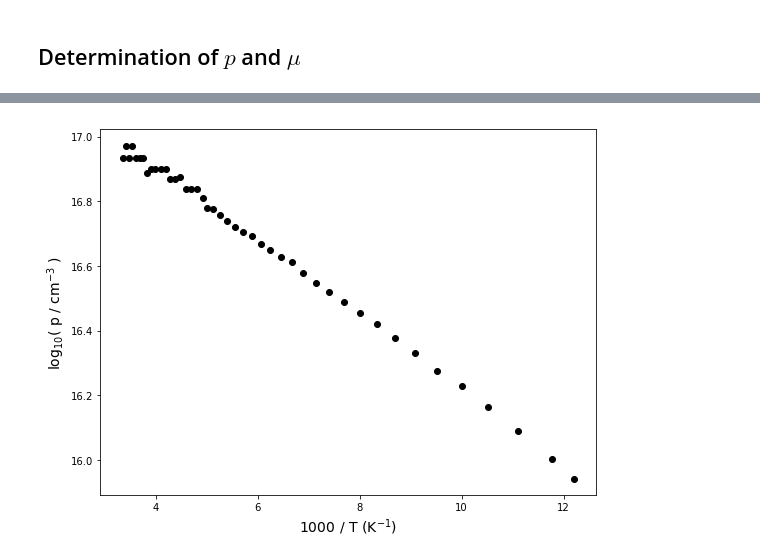
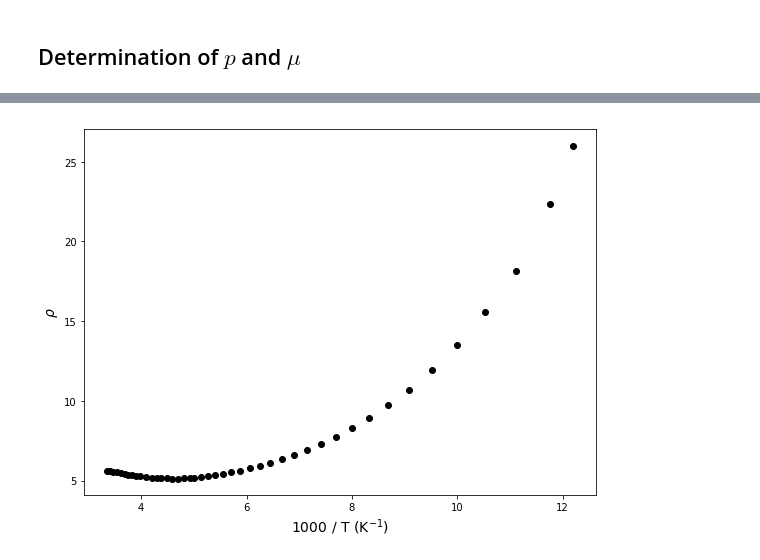
Before and after one commit to iyanmv/APL_ws18-19, a Jupyter notebook: Hall/Hall_effect.ipynb, the cells around one changed output, grey strips where cells are left out. Drawn from its saved outputs; the diff is of its cells as text; code cells hidden in the pictures.

```diff
--- a/Hall/Hall_effect.ipynb
+++ b/Hall/Hall_effect.ipynb
@@ -193,8 +213,8 @@ plt.tight_layout()
 # %%
-T3 = np.concatenate((T, T2[cut:]))
-U_Hall3 = np.concatenate((U_Hall, -U_Hall2[cut:]))
-R_mn_op3 = np.concatenate((R_mn_op, R_mn_op2[cut:]))
-R_no_pm3 = np.concatenate((R_no_pm, R_no_pm2[cut:]))
+T3 = np.concatenate((T1, T2[cut:]))
+U_Hall3 = np.concatenate((U_Hall1, -U_Hall2[cut:]))
+R_mn_op3 = np.concatenate((R_mn_op1, R_mn_op2[cut:]))
+R_no_pm3 = np.concatenate((R_no_pm1, R_no_pm2[cut:]))
 # %%
 fig, ax = plt.subplots(1,1, figsize=(8,6))
 ax.plot(T3, U_Hall3, 'ko')
@@ -222,5 +241,0 @@ plt.tight_layout()
-# %%
-T3 = np.concatenate((T, T2[cut:]))
-U_Hall3 = np.concatenate((U_Hall, -U_Hall2[cut:]))
-R_mn_op3 = np.concatenate((R_mn_op, R_mn_op2[cut:]))
-R_no_pm3
@@ -313,0 +316,6 @@ plt.tight_layout()
+# %%
+def resistivity(R1, R2, d):
+    f = 1 - ((R1 - R2) / (R1 + R2))**2 * np.log(2) / 2 - ((R1 - R2) / (R1 + R2))**4 * (np.log(2)**2 / 4 - np.log(2)**3 / 12)
+    return np.pi * d / np.log(2) * (R1 + R2) / 2 * f
+# %%
+rho3 = resistivity(R_mn_op3, R_no_pm3, d)
@@ -314,10 +334,8 @@ plt.tight_layout()
 # %%
 fig, ax = plt.subplots(1,1, figsize=(8,6))
-ax.plot(1000/T3, np.log10(p), 'ko')
-T = np.linspace(80,300,1000)
-#ax.plot(1000/T, np.log10(p_doping(T, *popt)))
+ax.plot(1000/T3, rho3, 'ko')
 ax.set_xlabel('1000 / T (K$^{-1}$)', fontsize=14)
-ax.set_ylabel('$\log_{10}($ p / cm$^{-3}$ )', fontsize=14)
+ax.set_ylabel(r'$\rho$', fontsize=14)
 plt.tight_layout()
 # %% [output]
-[figure, old version]
+[figure, new version]
```
Also changed, not shown: parts of 46 cells of this notebook, 14 other files.
